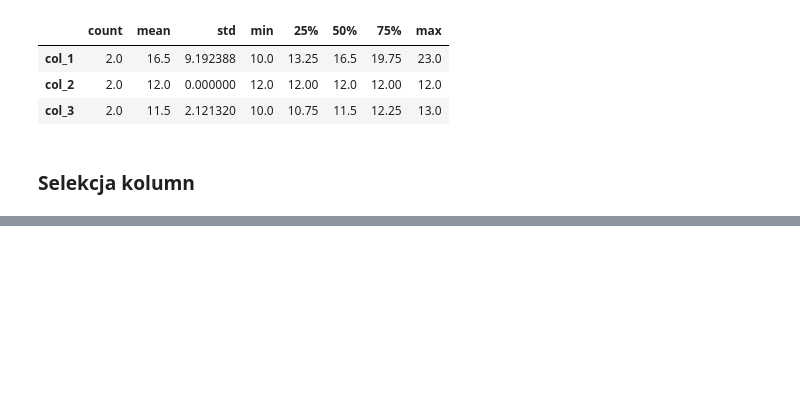
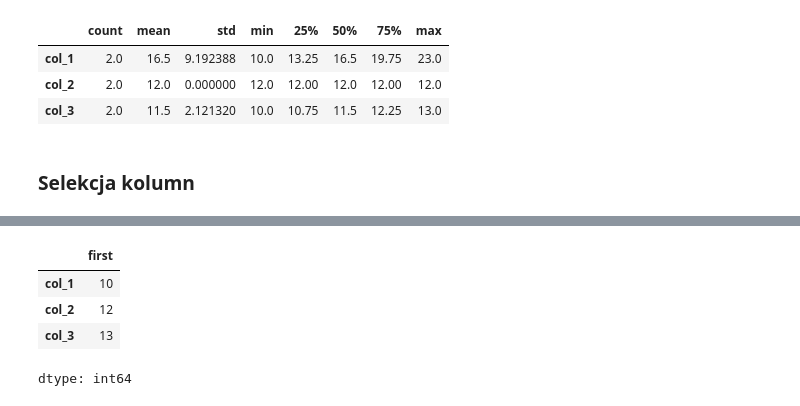
Before and after one commit to ArkSze78/Data-Science_Bootcamp, a Jupyter notebook: 02_analiza_danych/01_pandas_intro.ipynb, the cells around one changed output, grey strips where cells are left out. Saved outputs shown, nothing was run; the diff lists cells and outputs as text; code cells hidden in the pictures; blank space fills up the shorter version.

```diff
--- a/02_analiza_danych/01_pandas_intro.ipynb
+++ b/02_analiza_danych/01_pandas_intro.ipynb
@@ -355,0 +415,8 @@ df.describe().T
+# %%
+df.loc['first']
+# %% [output]
+|  | first |
+| col_1 | 10 |
+| col_2 | 12 |
+| col_3 | 13 |
+dtype: int64
```
Also changed, not shown: parts of 15 cells of this notebook.
